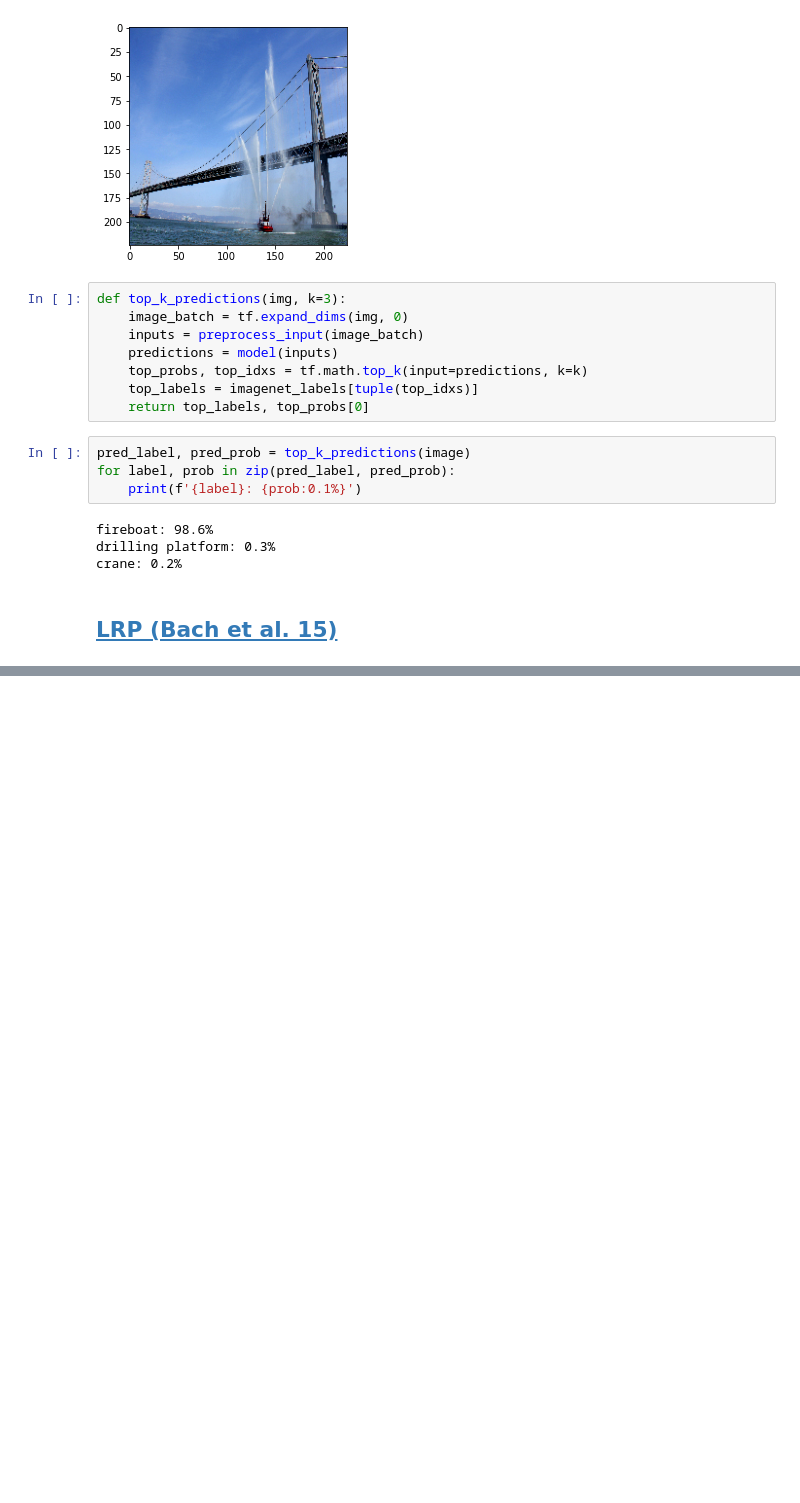
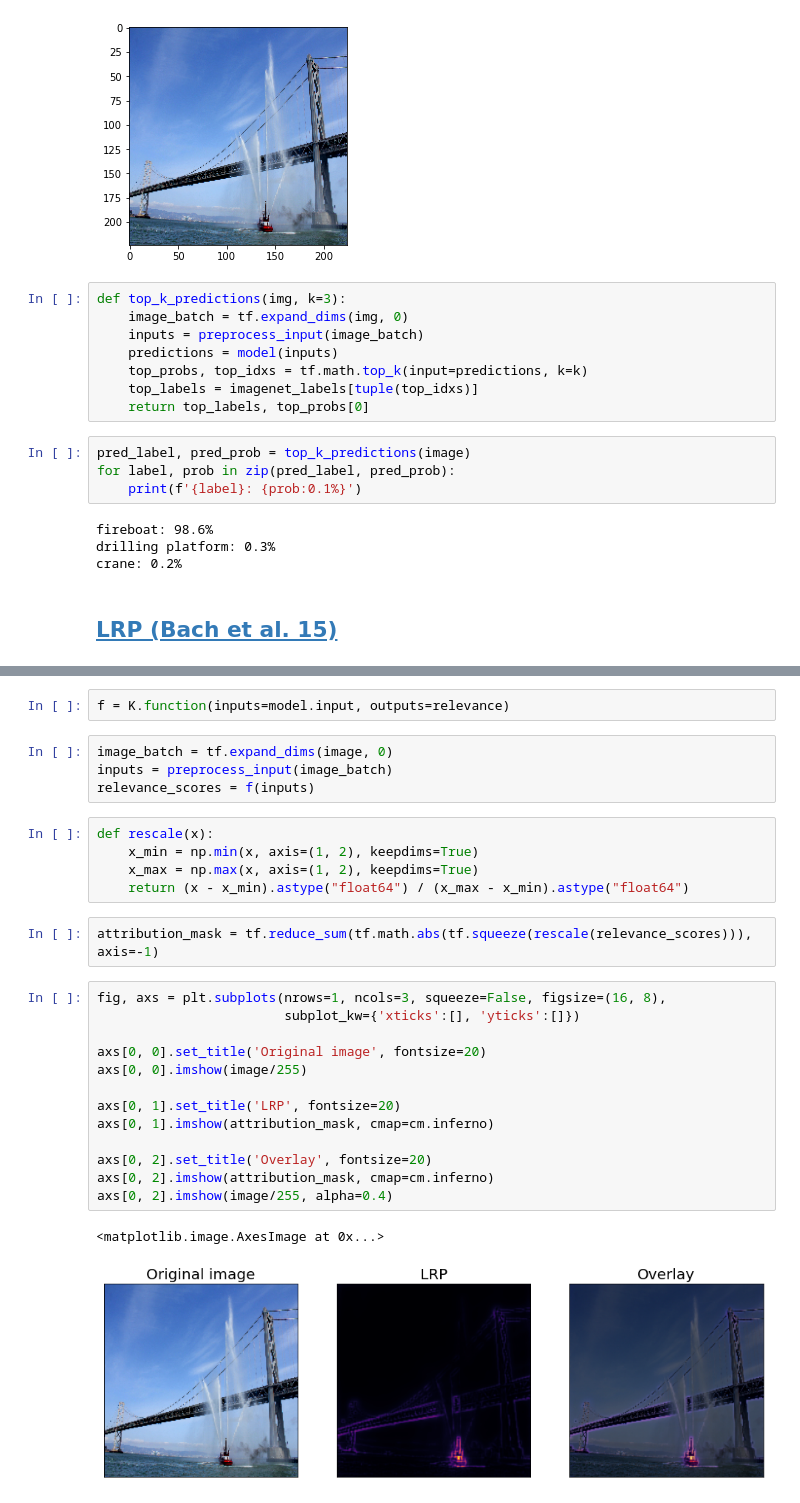
Before and after one commit to d246810g2000/Explainable_AI, a Jupyter notebook: DL/03_Propagation-Based.ipynb, the cells around one changed output, grey strips where cells are left out. Drawn from its saved outputs; the diff is of its cells as text; blank space fills up the shorter version.

```diff
--- a/DL/03_Propagation-Based.ipynb
+++ b/DL/03_Propagation-Based.ipynb
@@ -181,0 +124,29 @@ We observe that the heatmap highlights the outline of the castle as evidence for
+# %%
+f = K.function(inputs=model.input, outputs=relevance)
+# %%
+image_batch = tf.expand_dims(image, 0)
+inputs = preprocess_input(image_batch)
+relevance_scores = f(inputs)
+# %%
+def rescale(x):
+    x_min = np.min(x, axis=(1, 2), keepdims=True)
+    x_max = np.max(x, axis=(1, 2), keepdims=True)
+    return (x - x_min).astype("float64") / (x_max - x_min).astype("float64")
+# %%
+attribution_mask = tf.reduce_sum(tf.math.abs(tf.squeeze(rescale(relevance_scores))), axis=-1)
+# %%
+fig, axs = plt.subplots(nrows=1, ncols=3, squeeze=False, figsize=(16, 8),
+                        subplot_kw={'xticks':[], 'yticks':[]})
+
+axs[0, 0].set_title('Original image', fontsize=20)
+axs[0, 0].imshow(image/255)
+
+axs[0, 1].set_title('LRP', fontsize=20)
+axs[0, 1].imshow(attribution_mask, cmap=cm.inferno)
+
+axs[0, 2].set_title('Overlay', fontsize=20)
+axs[0, 2].imshow(attribution_mask, cmap=cm.inferno)
+axs[0, 2].imshow(image/255, alpha=0.4)
+# %% [output]
+<matplotlib.image.AxesImage at 0x...>
+[figure, added]
```
Also changed, not shown: parts of 20 cells of this notebook, 5 other files.
